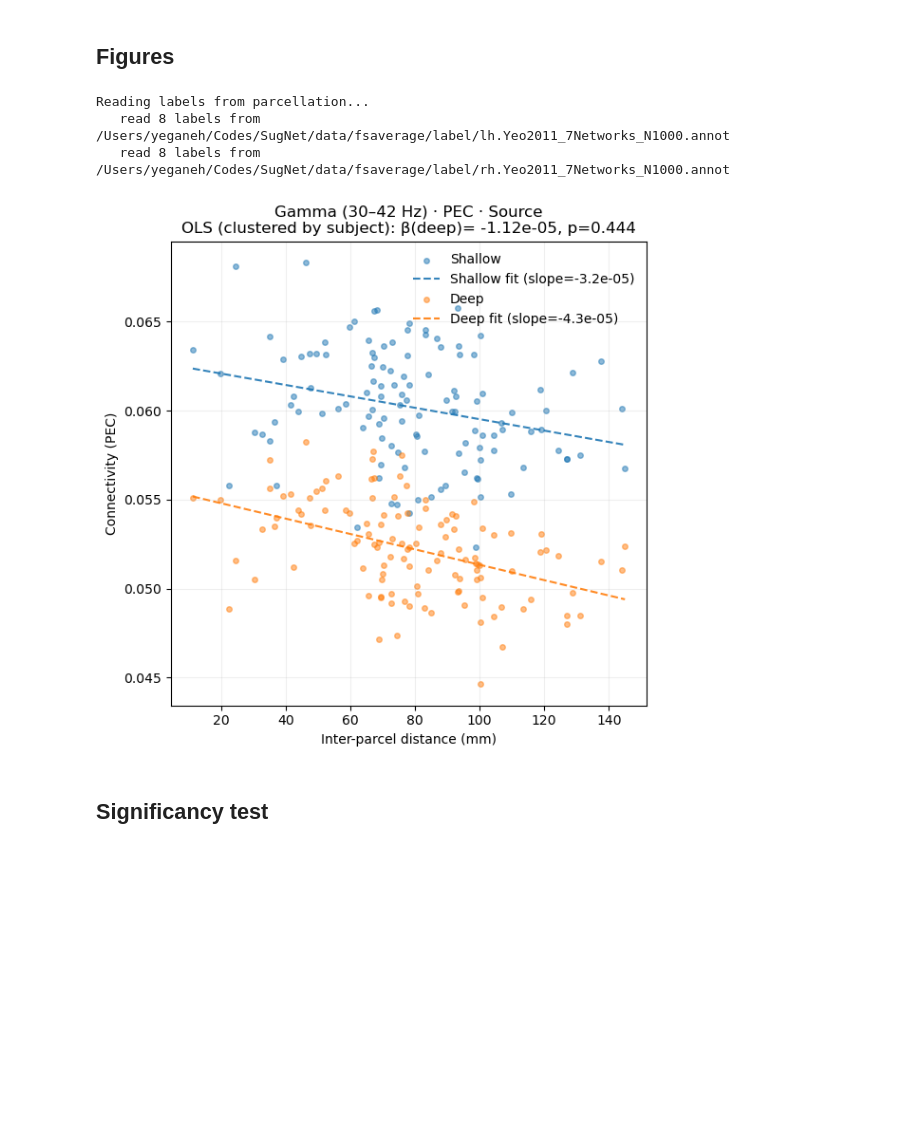
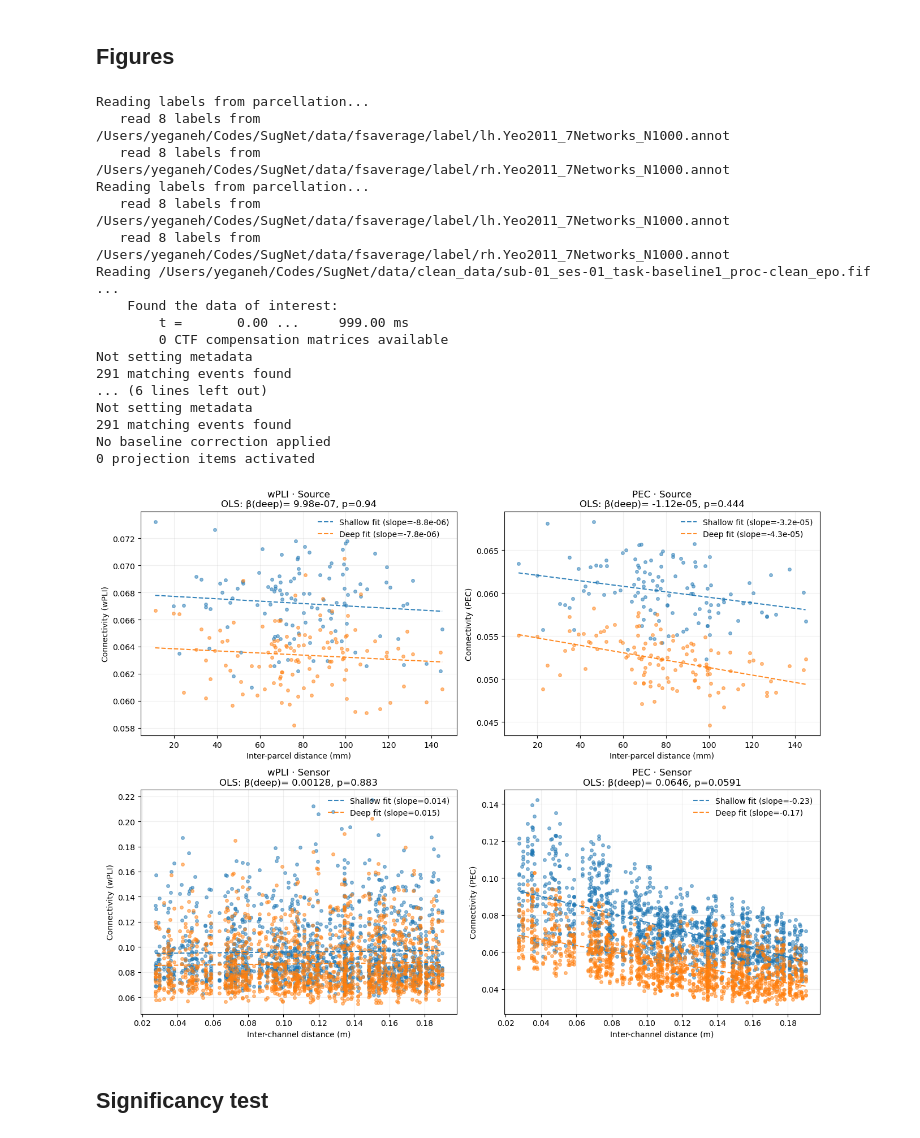
Before and after one commit to Yeganehfrh/SugNet, a Jupyter notebook: notebooks/Accuracy-Frequency.ipynb, the cells around one changed output. Drawn from its saved outputs; the diff is of its cells as text; code cells hidden in the pictures; blank space fills up the shorter version.

```diff
--- a/notebooks/Accuracy-Frequency.ipynb
+++ b/notebooks/Accuracy-Frequency.ipynb
@@ -554,18 +529,31 @@ def create_edge_metadata(level):
 # %%
-# PARAMS
-LEVEL = 'source'
-CONN_METRIC = 'correlation'
-DEEP_SHALLOW = 'report'
-conn_path = f'data/classification_datasets/{CONN_METRIC}_{LEVEL}.csv'
+fig, ax = plt.subplots(2, 2, figsize=(13, 10))
 
-conn = open_conn_df(conn_path, DEEP_SHALLOW)
-edge_pairs, N_nodes, i_idx, j_idx = create_edge_metadata(LEVEL)
-fig, ax, metrics = panelA_distance_law(conn, edge_pairs, N_nodes, i_idx, j_idx, LEVEL, CONN_METRIC)
+for i, (CONN_METRIC, LEVEL) in enumerate(zip(['wpli', 'correlation', 'wpli', 'correlation'],
+                                             ['source', 'source', 'sensor', 'sensor'])):
+    conn_path = f'data/classification_datasets/{CONN_METRIC}_{LEVEL}.csv'
+    conn = open_conn_df(conn_path, DEEP_SHALLOW)
+    edge_pairs, N_nodes, i_idx, j_idx = create_edge_metadata(LEVEL)
+    metrics = panelA_distance_law(conn, edge_pairs, N_nodes, i_idx, j_idx, LEVEL, CONN_METRIC, stats='ols', ax=ax[i//2, i%2])
 # %% [output]
 Reading labels from parcellation...
    read 8 labels from /Users/yeganeh/Codes/SugNet/data/fsaverage/label/lh.Yeo2011_7Networks_N1000.annot
    read 8 labels from /Users/yeganeh/Codes/SugNet/data/fsaverage/label/rh.Yeo2011_7Networks_N1000.annot
+Reading labels from parcellation...
+   read 8 labels from /Users/yeganeh/Codes/SugNet/data/fsaverage/label/lh.Yeo2011_7Networks_N1000.annot
+   read 8 labels from /Users/yeganeh/Codes/SugNet/data/fsaverage/label/rh.Yeo2011_7Networks_N1000.annot
+Reading /Users/yeganeh/Codes/SugNet/data/clean_data/sub-01_ses-01_task-baseline1_proc-clean_epo.fif ...
+    Found the data of interest:
+        t =       0.00 ...     999.00 ms
+        0 CTF compensation matrices available
+Not setting metadata
+291 matching events found
+... (6 lines left out)
+Not setting metadata
+291 matching events found
+No baseline correction applied
+0 projection items activated
-[figure, old version]
+[figure, new version]
 # %% [markdown]
 ## Significancy test
 # %%
```
Also changed, not shown: parts of 3 cells of this notebook.
